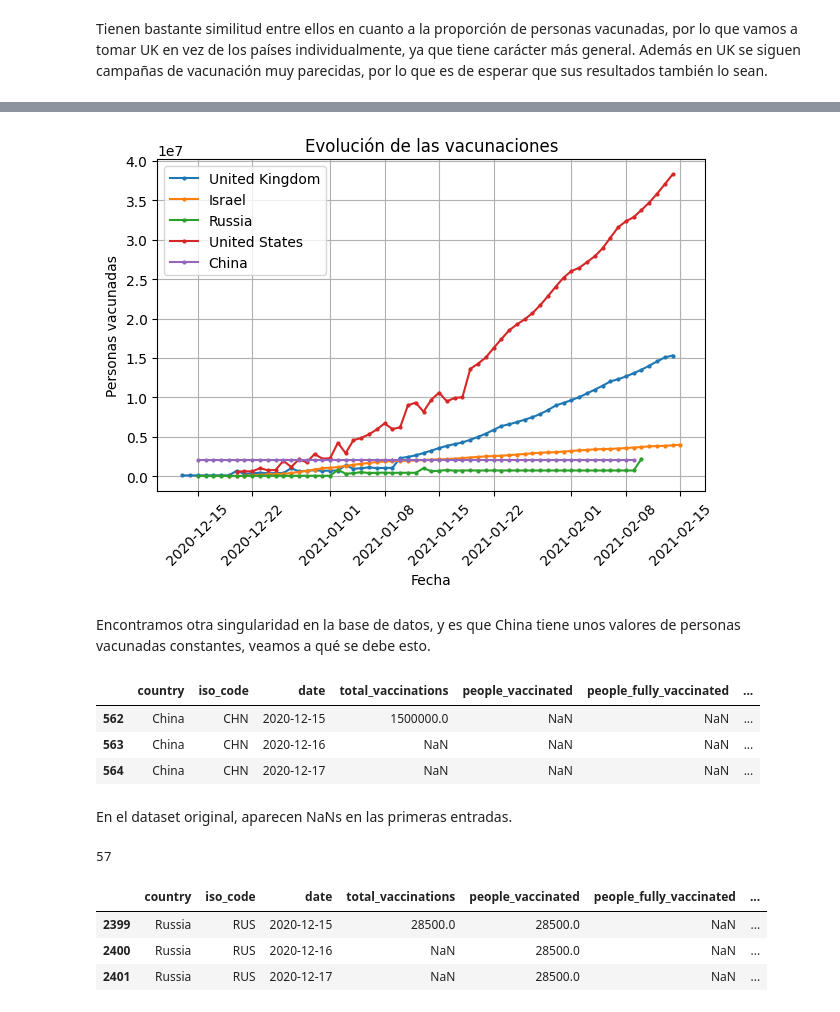
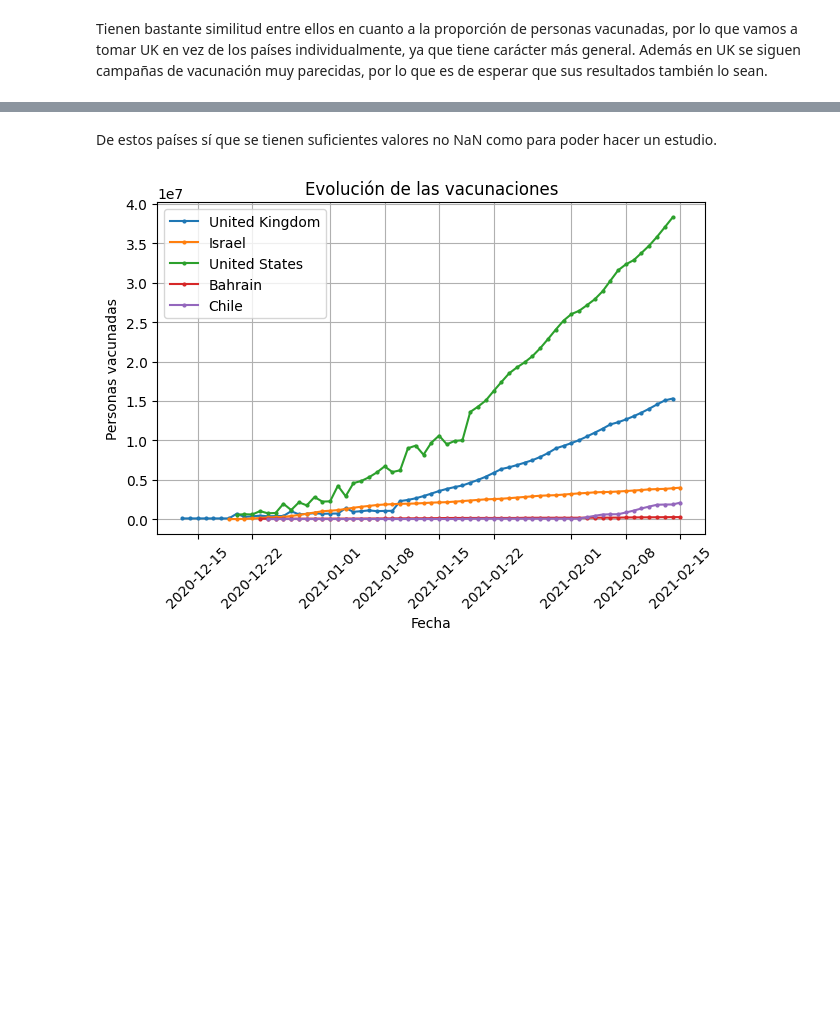
Before and after one commit to CeliaDiazSanchez/Data-Mining, a Jupyter notebook: LAB01_Ana_pruebas.ipynb, the cells around one changed output, grey strips where cells are left out. Cells and saved outputs as stored; diff of their text form; code cells hidden in the pictures; blank space fills up the shorter version.

```diff
--- a/LAB01_Ana_pruebas.ipynb
+++ b/LAB01_Ana_pruebas.ipynb
@@ -379,3 +368,2 @@ dtype: int64
 # %%
-top_5 = conteo[4:9]
-top_5.index
+conteo = conteo.drop(conteo[:4].index)
@@ -385,0 +396,3 @@ Antes de comenzar a graficar, veremos si los países
+# %%
+conteo = conteo.drop(['Russia','China'])
+conteo[:5]
@@ -386,50 +423,27 @@ Antes de comenzar a graficar, veremos si los países
+# %% [markdown]
+De estos países sí que se tienen suficientes valores no NaN como para poder hacer un estudio.
 # %%
 import matplotlib.pyplot as plt
-for pais in top_5.index:
+for pais in conteo[:5].index:
   top5 = df[df['country'] == pais]
   plt.plot(top5['date'], top5['people_vaccinated'], marker='o', linestyle='-', markersize=2)
   plt.legend(pais)
 # Crear el gráfico de líneas
 
-plt.legend(top_5.index)
+plt.legend(conteo[:5].index)
 # Configurar el título y etiquetas de los ejes
 plt.title('Evolución de las vacunaciones')
 plt.xlabel('Fecha')
 plt.ylabel('Personas vacunadas')
 
 # Rotar las etiquetas del eje x para mejorar la legibilidad
 plt.xticks(rotation=45)
 
 # Mostrar el gráfico
 plt.grid(True)
 plt.tight_layout()
 # Leyenda
 
 plt.show()
 # %% [output]
-[figure, old version]
+[figure, new version]
-# %% [markdown]
-Encontramos otra singularidad en la base de datos, y es que China tiene unos valores de personas vacunadas constantes, veamos a qué se debe esto.
-# %%
-China_og = ds[ds['country'] == 'China']
-China_og.head(3)
-# %% [output]
-|  | country | iso_code | date | total_vaccinations | people_vaccinated | people_fully_vaccinated | ... |
-| 562 | China | CHN | 2020-12-15 | 1500000.0 | NaN | NaN | ... |
-| 563 | China | CHN | 2020-12-16 | NaN | NaN | NaN | ... |
-| 564 | China | CHN | 2020-12-17 | NaN | NaN | NaN | ... |
-# %% [markdown]
-En el dataset original, aparecen NaNs en las primeras entradas.
-# %%
-cantidad_nan = China_og['people_vaccinated'].isna().sum()
-print(cantidad_nan)
-# %% [output]
-57
-# %%
-China = df[df['country'] == 'China']
-China.head(3)
-# %% [output]
-|  | country | iso_code | date | total_vaccinations | people_vaccinated | people_fully_vaccinated | ... |
-| 2399 | Russia | RUS | 2020-12-15 | 28500.0 | 28500.0 | NaN | ... |
-| 2400 | Russia | RUS | 2020-12-16 | NaN | 28500.0 | NaN | ... |
-| 2401 | Russia | RUS | 2020-12-17 | NaN | 28500.0 | NaN | ... |
```
Also changed, not shown: parts of 10 cells of this notebook.
